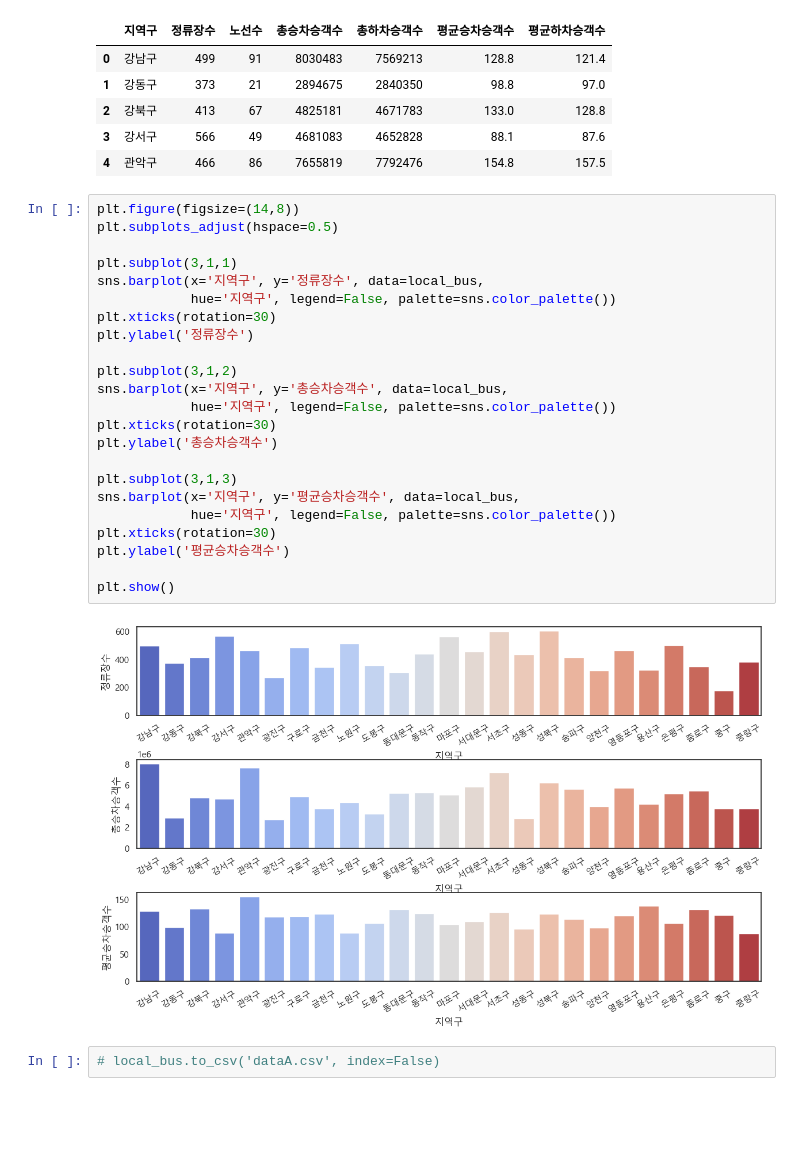
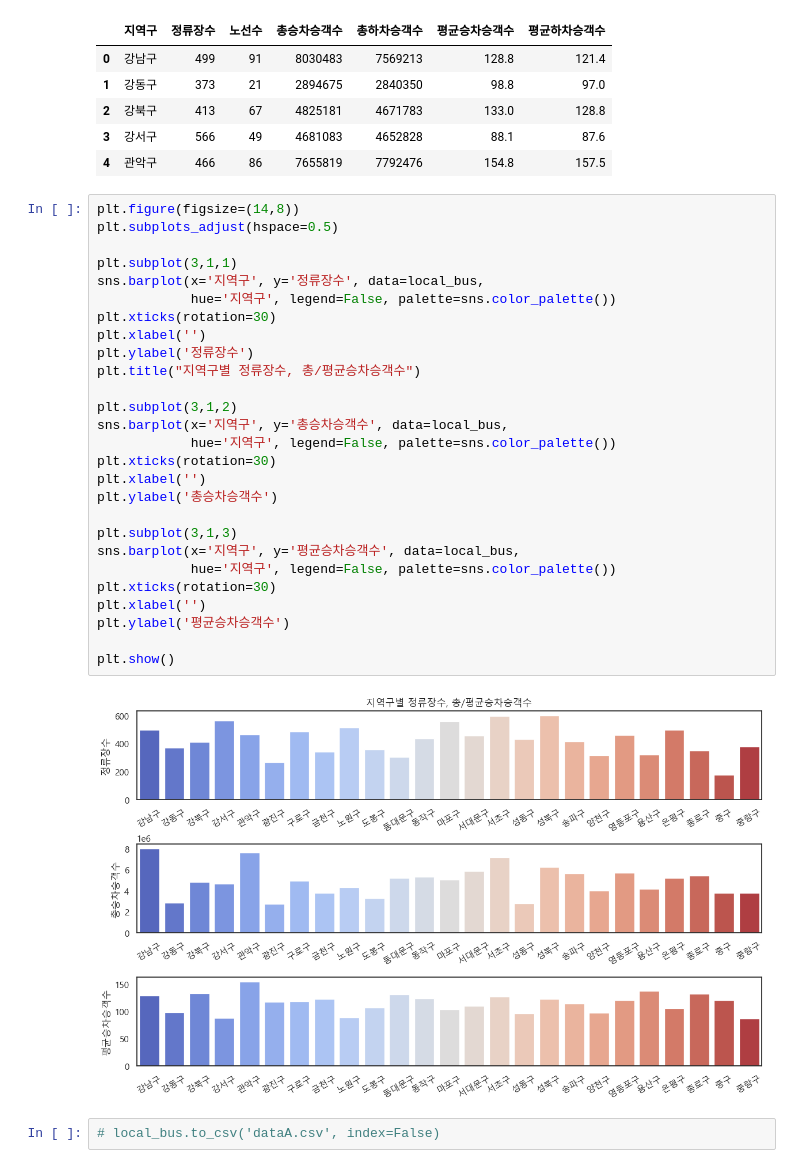
Before and after one commit to cosmos17/AIVLE_MiniProj_1, a Jupyter notebook: mini1-1/Seoul_public_moving 1.ipynb, the cells around one changed output. Saved outputs shown, nothing was run; the diff lists cells and outputs as text; blank space fills up the shorter version.

```diff
--- a/mini1-1/Seoul_public_moving 1.ipynb
+++ b/mini1-1/Seoul_public_moving 1.ipynb
@@ -186,28 +186,32 @@ local_bus.head()
 # %%
 plt.figure(figsize=(14,8))
 plt.subplots_adjust(hspace=0.5)
 
 plt.subplot(3,1,1)
 sns.barplot(x='지역구', y='정류장수', data=local_bus,
             hue='지역구', legend=False, palette=sns.color_palette())
 plt.xticks(rotation=30)
+plt.xlabel('')
 plt.ylabel('정류장수')
+plt.title("지역구별 정류장수, 총/평균승차승객수")
 
 plt.subplot(3,1,2)
 sns.barplot(x='지역구', y='총승차승객수', data=local_bus,
             hue='지역구', legend=False, palette=sns.color_palette())
 plt.xticks(rotation=30)
+plt.xlabel('')
 plt.ylabel('총승차승객수')
 
 plt.subplot(3,1,3)
 sns.barplot(x='지역구', y='평균승차승객수', data=local_bus,
             hue='지역구', legend=False, palette=sns.color_palette())
 plt.xticks(rotation=30)
+plt.xlabel('')
 plt.ylabel('평균승차승객수')
 
 plt.show()
 # %% [output]
-[figure, old version]
+[figure, new version]
 # %%
 # local_bus.to_csv('dataA.csv', index=False)
 # %% [markdown]
```
Also changed, not shown: parts of 1 cell of this notebook, 3 other files.
